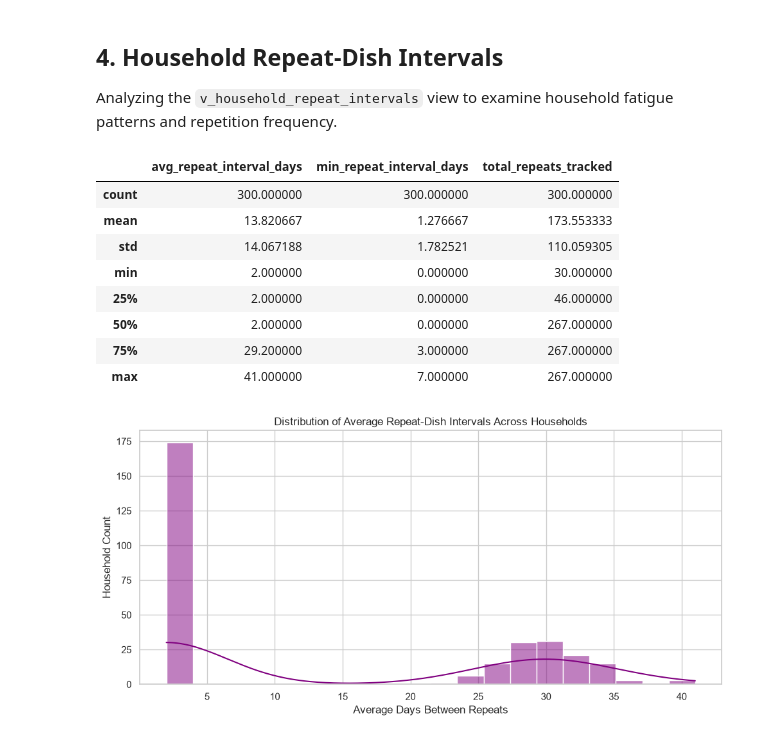
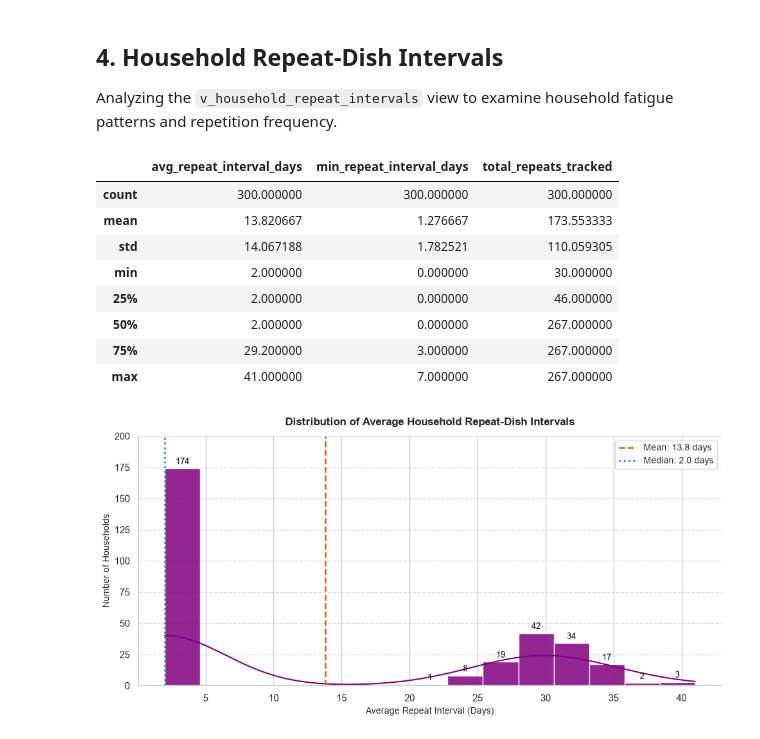
Before and after one commit to ChiranjeeviNanda/shopconnect-recommendation, a Jupyter notebook: notebooks/sql_analysis.ipynb, the cells around one changed output. Saved outputs shown, nothing was run; the diff lists cells and outputs as text; code cells hidden in the pictures.

```diff
--- a/notebooks/sql_analysis.ipynb
+++ b/notebooks/sql_analysis.ipynb
@@ -147,31 +228,66 @@ plt.show()
 ## 4. Household Repeat-Dish Intervals
 Analyzing the `v_household_repeat_intervals` view to examine household fatigue patterns and repetition frequency.
 # %%
-# Query repeat intervals per household
-query_repeats = "SELECT * FROM v_household_repeat_intervals;"
-df_repeats = pd.read_sql(query_repeats, engine)
+# Query household repeat intervals from the view
+query_repeat_intervals = "SELECT * FROM v_household_repeat_intervals;"
+df_repeat_intervals = pd.read_sql(query_repeat_intervals, engine)
 
-# Display summary statistics of repeat intervals
-display(df_repeats.describe())
+display(df_repeat_intervals.describe())
 
 # Plot distribution of average repeat intervals across households
 plt.figure(figsize=(10, 5))
-sns.histplot(df_repeats['avg_repeat_interval_days'], bins=20, kde=True, color='purple')
+ax = sns.histplot(
+    data=df_repeat_intervals,
+    x='avg_repeat_interval_days',
+    bins=15,
+    kde=True,
+    color='purple',
+    edgecolor='white',
+    alpha=0.85
+)
 
-# This histogram shows the distribution of average days between repeated dishes for households, guiding the window size N for the recommendation fatigue constraint.
-plt.title('Distribution of Average Repeat-Dish Intervals Across Households')
-plt.xlabel('Average Days Between Repeats')
-plt.ylabel('Household Count')
+# Calculate mean and median for reference lines
+mean_val = df_repeat_intervals['avg_repeat_interval_days'].mean()
+median_val = df_repeat_intervals['avg_repeat_interval_days'].median()
+
+plt.axvline(mean_val, color='#d95f02', linestyle='--', linewidth=1.8, label=f'Mean: {mean_val:.1f} days')
+plt.axvline(median_val, color='#1b9e77', linestyle=':', linewidth=2.0, label=f'Median: {median_val:.1f} days')
+
+plt.title('Distribution of Average Household Repeat-Dish Intervals', fontsize=12, weight='bold', pad=12)
+plt.xlabel('Average Repeat Interval (Days)', fontsize=10)
+plt.ylabel('Number of Households', fontsize=10)
+
+# Add count labels above non-empty histogram bars
+max_height = max([p.get_height() for p in ax.patches])
+plt.ylim(0, max_height * 1.15)
+
+for p in ax.patches:
+    height = p.get_height()
+    if height > 0:
+        ax.annotate(
+            f'{int(height)}',
+            (p.get_x() + p.get_width() / 2.0, height),
+            ha='center',
+            va='bottom',
+            fontsize=9,
+            color='black',
+            xytext=(0, 3),
+            textcoords='offset points'
+        )
+
+plt.legend(frameon=True, fontsize=10)
+plt.grid(axis='y', linestyle='--', alpha=0.7)
+sns.despine()
 plt.tight_layout()
 plt.show()
 # %% [output]
 |  | avg_repeat_interval_days | min_repeat_interval_days | total_repeats_tracked |
 | count | 300.000000 | 300.000000 | 300.000000 |
 | mean | 13.820667 | 1.276667 | 173.553333 |
 | std | 14.067188 | 1.782521 | 110.059305 |
 | min | 2.000000 | 0.000000 | 30.000000 |
 | 25% | 2.000000 | 0.000000 | 46.000000 |
 | 50% | 2.000000 | 0.000000 | 267.000000 |
 | 75% | 29.200000 | 3.000000 | 267.000000 |
 | max | 41.000000 | 7.000000 | 267.000000 |
-[figure, old version]
+[figure, new version]
```
Also changed, not shown: parts of 3 cells of this notebook.
